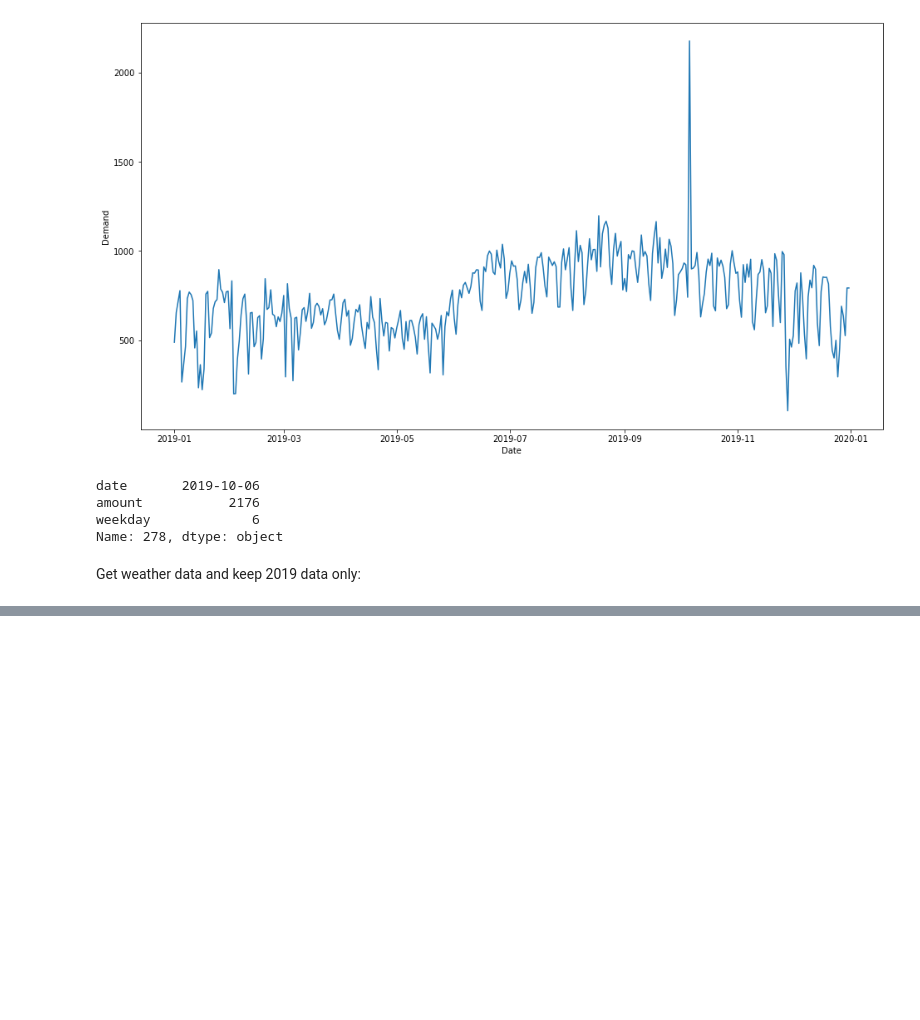
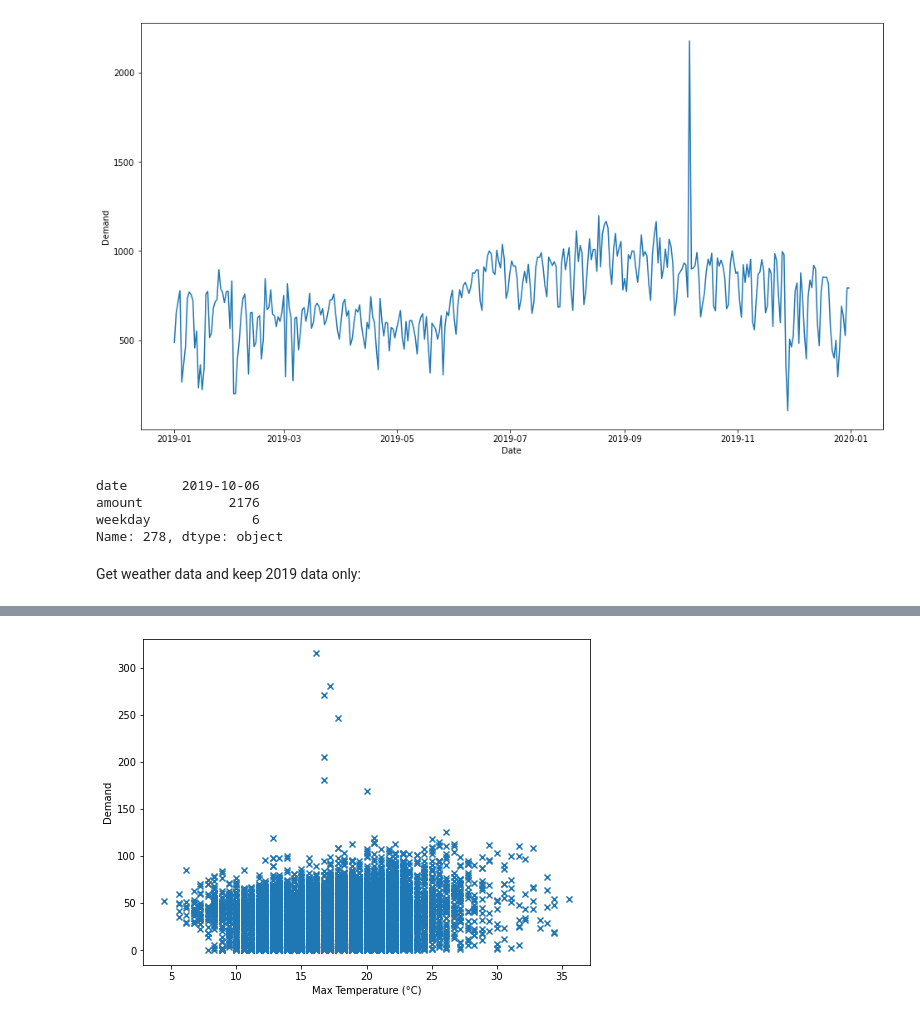
Before and after one commit to robbenB-123/SiliconValley, a Jupyter notebook: DSML_SILICONVALLEY.ipynb, the cells around one changed output, grey strips where cells are left out. Saved outputs shown, nothing was run; the diff lists cells and outputs as text; code cells hidden in the pictures; blank space fills up the shorter version.

```diff
--- a/DSML_SILICONVALLEY.ipynb
+++ b/DSML_SILICONVALLEY.ipynb
@@ -513 +524,19 @@ hour_demand
 8350 rows × 3 columns
+# %%
+# join demand and weather
+
+weather_demand = pd.merge(weather_data, hour_demand, how="left", on=["date_time", "date_time"])
+
+
+#replacing NaN in amount values with 0
+weather_demand['amount'] = weather_demand['amount'].fillna(0)
+#replacing NaN values with the actual hours from zero
+weather_demand['hour_from_zero'] = weather_demand['hour_from_zero'].fillna(weather_demand['date_time'].apply(lambda x: get_total_hours(x-time_zero)))
+
+
+weather_demand['precip'] = weather_demand['precip'].astype(int)
+weather_demand['amount'] = weather_demand['amount'].astype(int)
+weather_demand['hour_from_zero'] = weather_demand['hour_from_zero'].astype(int)
+
+
+weather_demand.head(5)
@@ -513,0 +550,18 @@ hour_demand
+# %%
+# let us define our dependent (y) and independent (x) variables for peak electricity load prediction
+
+xp = weather_demand['max_temp']
+
+yp = weather_demand['amount']
+
+#min_H_temp, max_H_temp = xp.min(), xp.max()
+
+fig, ax = plt.subplots(figsize = (8,6))
+# Plotting the data
+ax.scatter(xp, yp, marker='x',)
+ax.set_xlabel("Max Temperature (°C)")
+ax.set_ylabel("Demand")
+
+plt.show()
+# %% [output]
+[figure, added]
```
Also changed, not shown: parts of 4 cells of this notebook.
